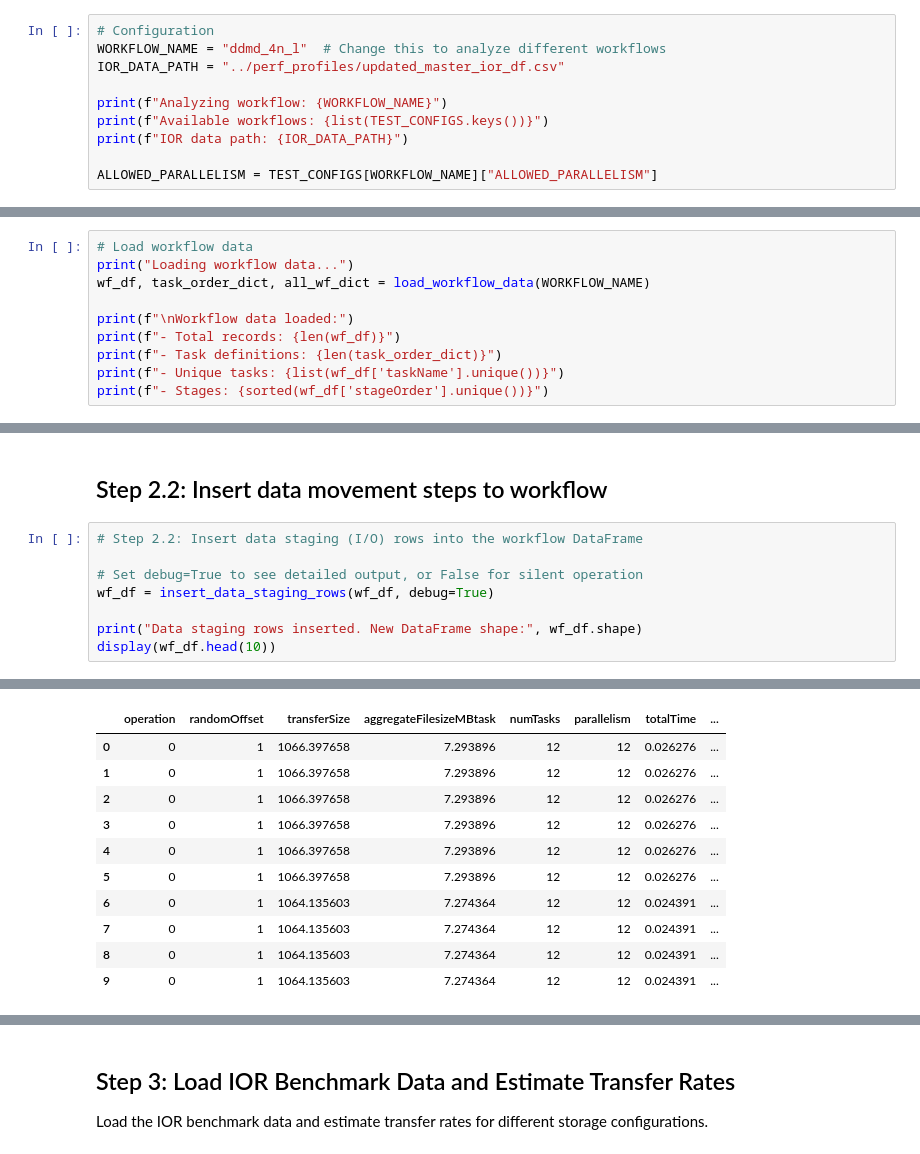
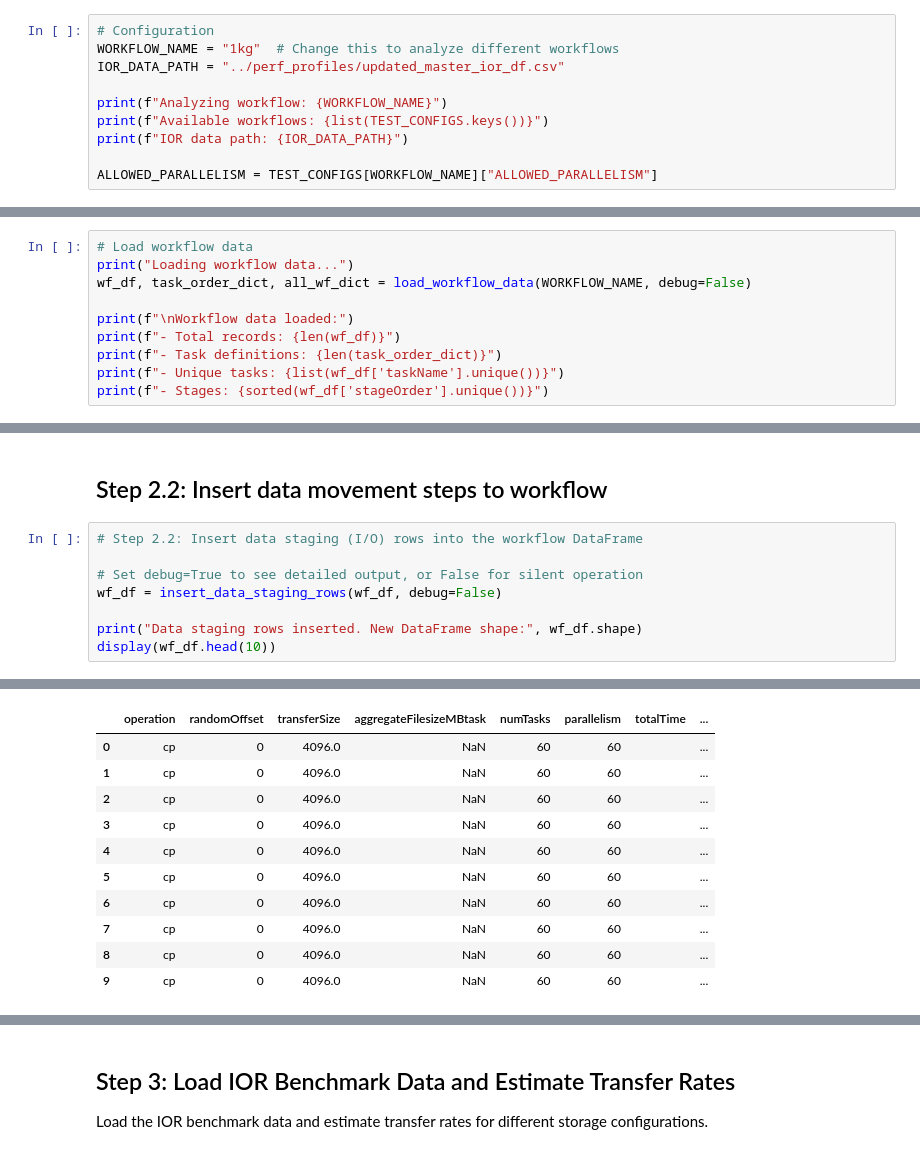
Before and after one commit to mrashidatud/spm, a Jupyter notebook: workflow_analysis/workflow_analysis.ipynb, the cells around one changed output, grey strips where cells are left out. Drawn from its saved outputs; the diff is of its cells as text.

```diff
--- a/workflow_analysis/workflow_analysis.ipynb
+++ b/workflow_analysis/workflow_analysis.ipynb
@@ -43,7 +43,7 @@ Modules imported successfully!
 Set the workflow to analyze and other parameters.
 # %%
 # Configuration
-WORKFLOW_NAME = "ddmd_4n_l"  # Change this to analyze different workflows
+WORKFLOW_NAME = "1kg"  # Change this to analyze different workflows
 IOR_DATA_PATH = "../perf_profiles/updated_master_ior_df.csv"
 
 print(f"Analyzing workflow: {WORKFLOW_NAME}")
@@ -62,7 +62,7 @@ Load and process the workflow data from datalife statistics.
 # %%
 # Load workflow data
 print("Loading workflow data...")
-wf_df, task_order_dict, all_wf_dict = load_workflow_data(WORKFLOW_NAME)
+wf_df, task_order_dict, all_wf_dict = load_workflow_data(WORKFLOW_NAME, debug=False)
 
 print(f"\nWorkflow data loaded:")
 print(f"- Total records: {len(wf_df)}")
@@ -194,7 +195,7 @@ print(staged[staged['taskName'].str.startswith('stage_out-')][['taskName', 'stag
 # Step 2.2: Insert data staging (I/O) rows into the workflow DataFrame
 
 # Set debug=True to see detailed output, or False for silent operation
-wf_df = insert_data_staging_rows(wf_df, debug=True)
+wf_df = insert_data_staging_rows(wf_df, debug=False)
 
 print("Data staging rows inserted. New DataFrame shape:", wf_df.shape)
 display(wf_df.head(10))
@@ -219,14 +204,14 @@ Data staging rows inserted. New DataFrame shape: (393, 19)
 |  | operation | randomOffset | transferSize | aggregateFilesizeMBtask | numTasks | parallelism | totalTime | ... |
-| 0 | 0 | 1 | 1066.397658 | 7.293896 | 12 | 12 | 0.026276 | ... |
-| 1 | 0 | 1 | 1066.397658 | 7.293896 | 12 | 12 | 0.026276 | ... |
-| 2 | 0 | 1 | 1066.397658 | 7.293896 | 12 | 12 | 0.026276 | ... |
-| 3 | 0 | 1 | 1066.397658 | 7.293896 | 12 | 12 | 0.026276 | ... |
-| 4 | 0 | 1 | 1066.397658 | 7.293896 | 12 | 12 | 0.026276 | ... |
-| 5 | 0 | 1 | 1066.397658 | 7.293896 | 12 | 12 | 0.026276 | ... |
-| 6 | 0 | 1 | 1064.135603 | 7.274364 | 12 | 12 | 0.024391 | ... |
-| 7 | 0 | 1 | 1064.135603 | 7.274364 | 12 | 12 | 0.024391 | ... |
-| 8 | 0 | 1 | 1064.135603 | 7.274364 | 12 | 12 | 0.024391 | ... |
-| 9 | 0 | 1 | 1064.135603 | 7.274364 | 12 | 12 | 0.024391 | ... |
+| 0 | cp | 0 | 4096.0 | NaN | 60 | 60 |  | ... |
+| 1 | cp | 0 | 4096.0 | NaN | 60 | 60 |  | ... |
+| 2 | cp | 0 | 4096.0 | NaN | 60 | 60 |  | ... |
+| 3 | cp | 0 | 4096.0 | NaN | 60 | 60 |  | ... |
+| 4 | cp | 0 | 4096.0 | NaN | 60 | 60 |  | ... |
+| 5 | cp | 0 | 4096.0 | NaN | 60 | 60 |  | ... |
+| 6 | cp | 0 | 4096.0 | NaN | 60 | 60 |  | ... |
+| 7 | cp | 0 | 4096.0 | NaN | 60 | 60 |  | ... |
+| 8 | cp | 0 | 4096.0 | NaN | 60 | 60 |  | ... |
+| 9 | cp | 0 | 4096.0 | NaN | 60 | 60 |  | ... |
 # %%
 # Check for tasks being added to stage_out
 for checktask in ['inference', 'aggregate']:
```
Also changed, not shown: parts of 14 cells of this notebook, 1 other file.
